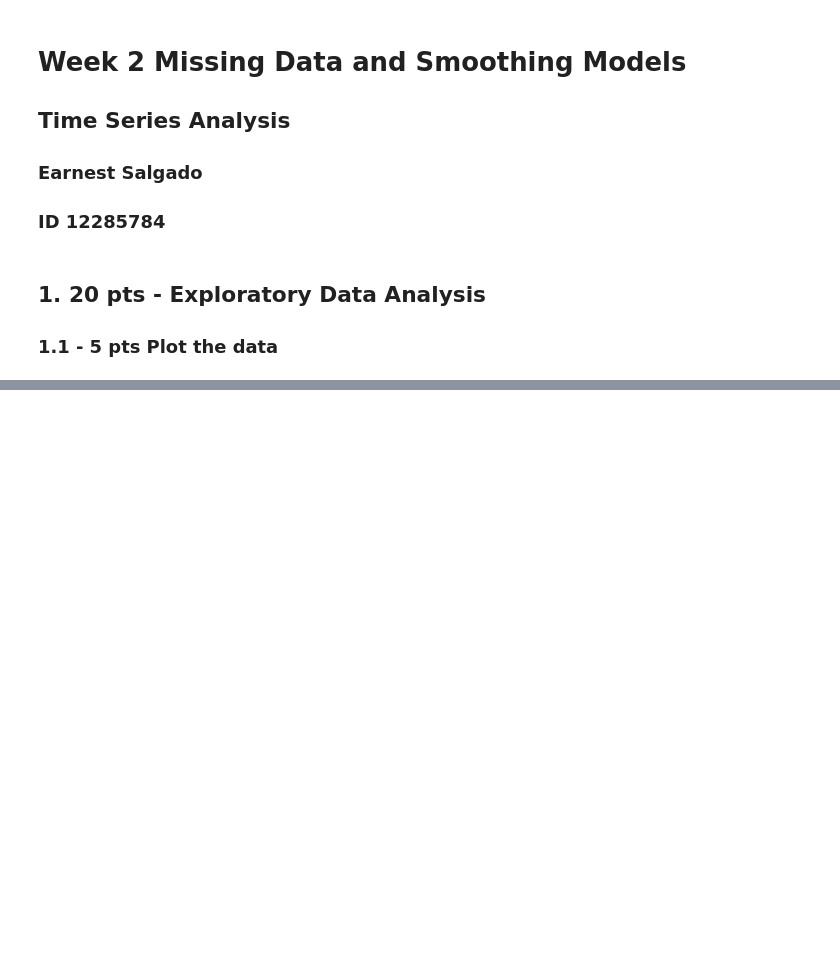
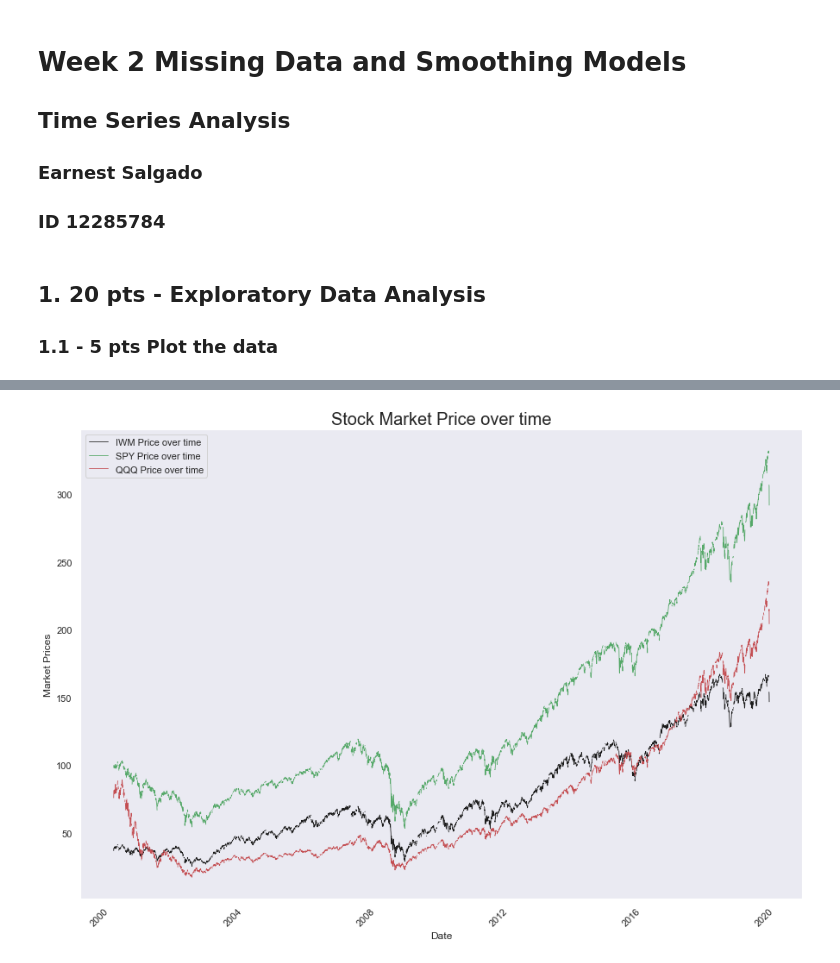
Before and after one commit to earnestsalgado/time-series-analysis_spr22, a Jupyter notebook: HW2/Week 2 Assignment Missing Data and Smoothing Models.ipynb, the cells around one changed output, grey strips where cells are left out. Saved outputs shown, nothing was run; the diff lists cells and outputs as text; code cells hidden in the pictures; blank space fills up the shorter version.

```diff
--- a/HW2/Week 2 Assignment Missing Data and Smoothing Models.ipynb
+++ b/HW2/Week 2 Assignment Missing Data and Smoothing Models.ipynb
@@ -32,0 +29,2 @@ warnings.filterwarnings('ignore')
+# %%
+df = pd.read_csv('hw2_data.csv')
@@ -32,0 +47,22 @@ warnings.filterwarnings('ignore')
+# %%
+x = df['Date']
+x = pd.to_datetime(x)
+
+y = df['IWM']
+z = df['SPY']
+v = df['QQQ']
+
+plt.figure(figsize=(15,10))
+plt.plot(x, y, color = 'k',label = "IWM Price over time", ls = '-', lw = 0.8)
+plt.plot(x, z, color = 'g',label = "SPY Price over time", ls = '-', lw = 0.8)
+plt.plot(x, v, color = 'r',label = "QQQ Price over time", ls = '-', lw = 0.8)
+
+plt.xticks(rotation = 45)
+plt.xlabel('Date')
+plt.ylabel('Market Prices')
+plt.title('Stock Market Price over time', fontsize = 20)
+plt.grid()
+plt.legend()
+plt.show()
+# %% [output]
+[figure, added]
```
Also changed, not shown: parts of 27 cells of this notebook.
